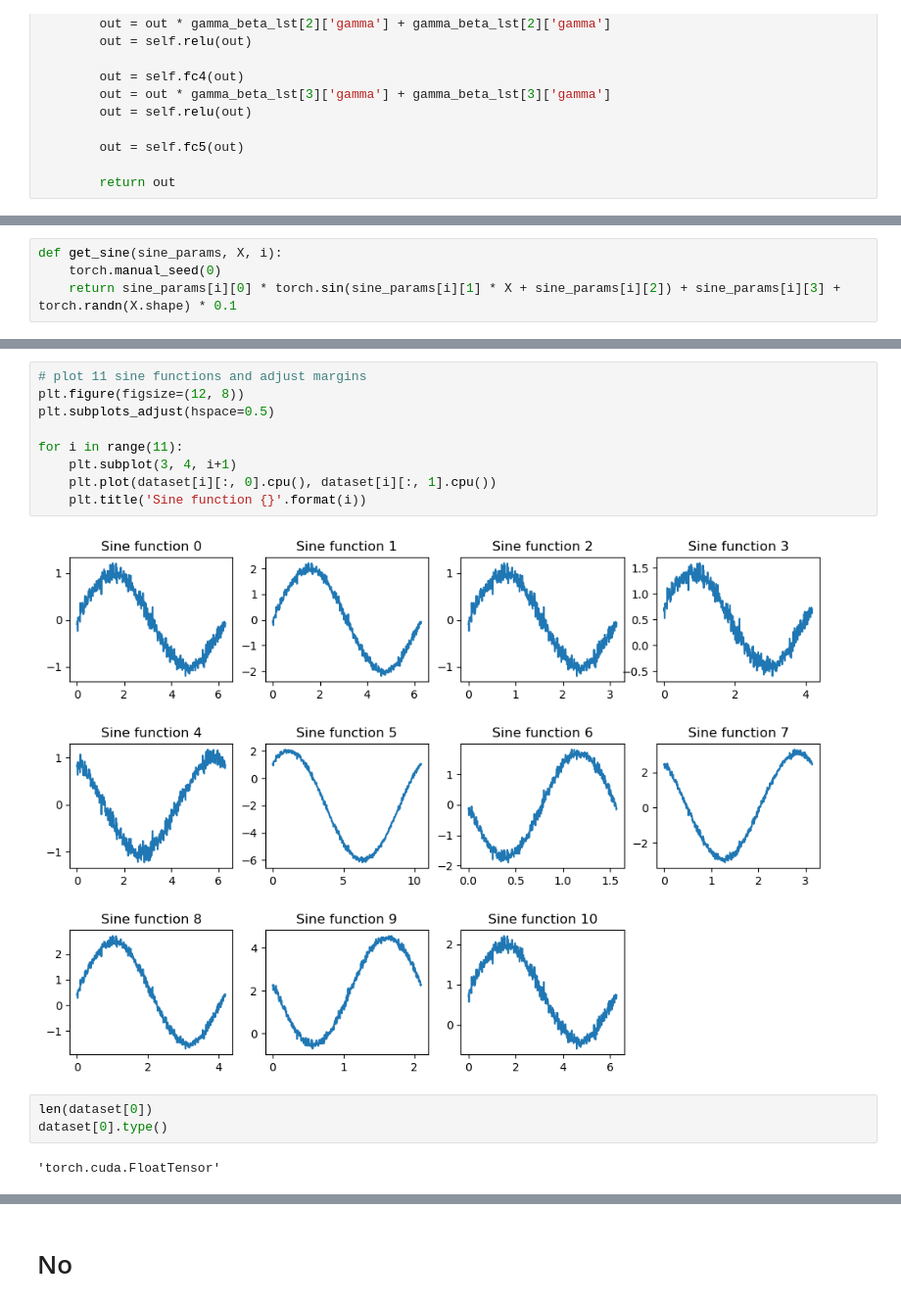
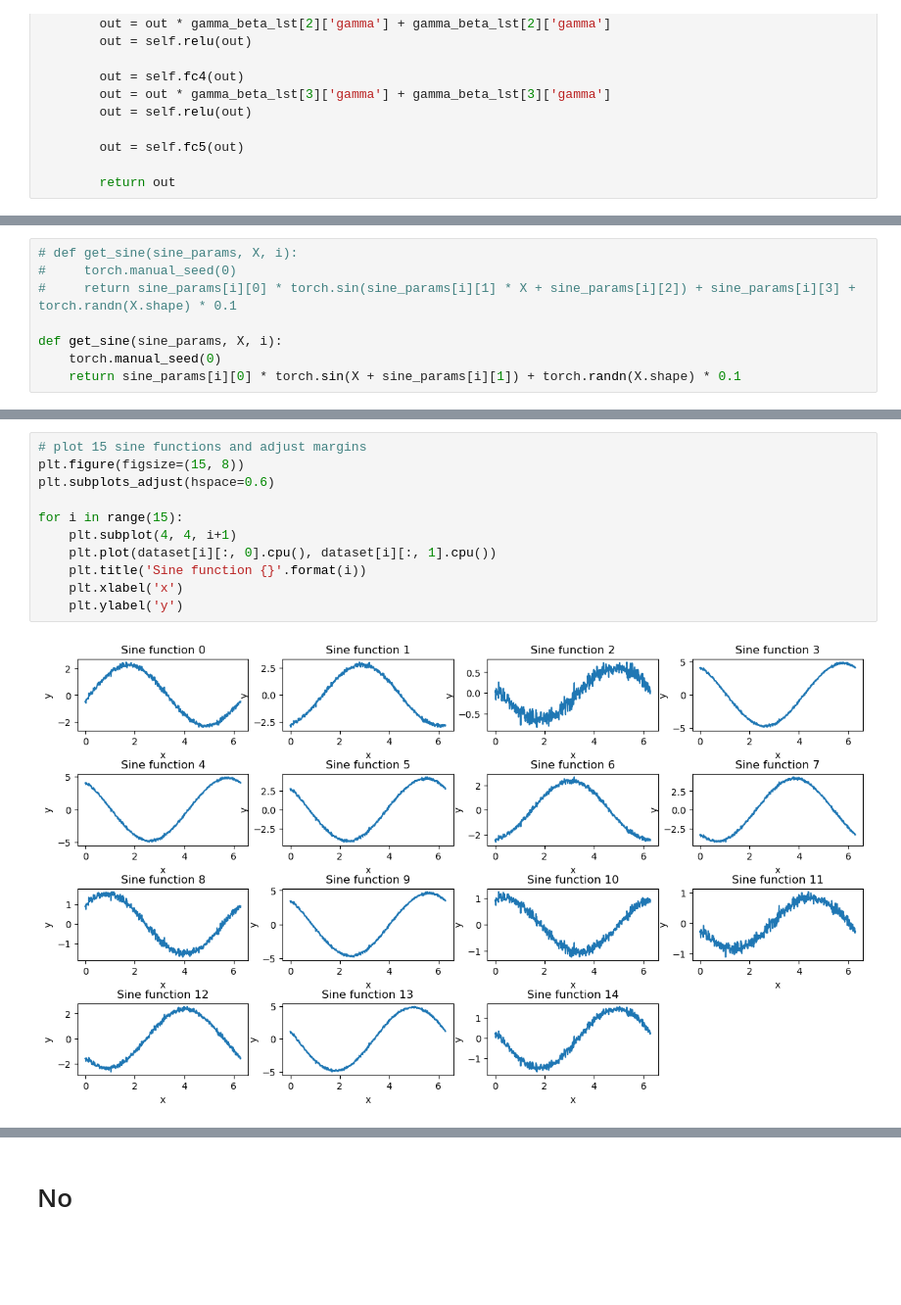
Before and after one commit to DhairyaShah981/cnaps-analysis, a Jupyter notebook: cnaps_regression.ipynb, the cells around one changed output, grey strips where cells are left out. Shown at 98% size. Drawn from its saved outputs; the diff is of its cells as text; blank space fills up the shorter version.

```diff
--- a/cnaps_regression.ipynb
+++ b/cnaps_regression.ipynb
@@ -126,7 +160,11 @@ class adaptationNetwork(nn.Module):
             gamma_beta_lst.append(gamma_beta_dict)
         return gamma_beta_lst
 # %%
+# def get_sine(sine_params, X, i):
+#     torch.manual_seed(0)
+#     return sine_params[i][0] * torch.sin(sine_params[i][1] * X + sine_params[i][2]) + sine_params[i][3] + torch.randn(X.shape) * 0.1
+
 def get_sine(sine_params, X, i):
     torch.manual_seed(0)
-    return sine_params[i][0] * torch.sin(sine_params[i][1] * X + sine_params[i][2]) + sine_params[i][3] + torch.randn(X.shape) * 0.1
+    return sine_params[i][0] * torch.sin(X + sine_params[i][1]) + torch.randn(X.shape) * 0.1
 # %%
@@ -157,18 +201,15 @@ for i in range(11):
     X_y = torch.cat((X.unsqueeze(1), y.unsqueeze(1)), 1)
     dataset[i] = X_y
 # %%
-# plot 11 sine functions and adjust margins
-plt.figure(figsize=(12, 8))
-plt.subplots_adjust(hspace=0.5)
+# plot 15 sine functions and adjust margins
+plt.figure(figsize=(15, 8))
+plt.subplots_adjust(hspace=0.6)
 
-for i in range(11):
-    plt.subplot(3, 4, i+1)
+for i in range(15):
+    plt.subplot(4, 4, i+1)
     plt.plot(dataset[i][:, 0].cpu(), dataset[i][:, 1].cpu())
     plt.title('Sine function {}'.format(i))
+    plt.xlabel('x')
+    plt.ylabel('y')
 # %% [output]
-[figure, old version]
+[figure, new version]
-# %%
-len(dataset[0])
-dataset[0].type()
-# %% [output]
-'torch.cuda.FloatTensor'
```
Also changed, not shown: parts of 17 cells of this notebook, 9 other files.
